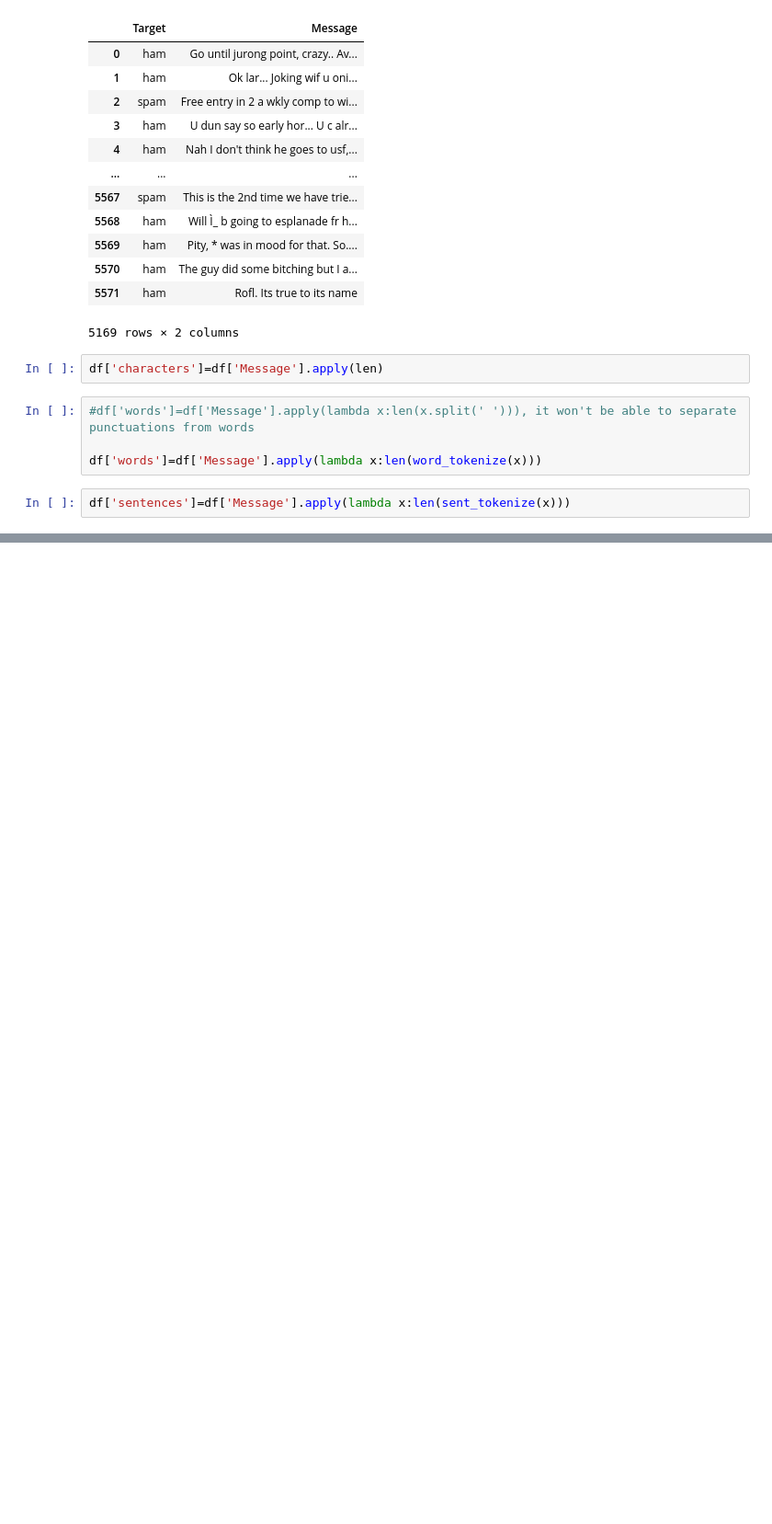
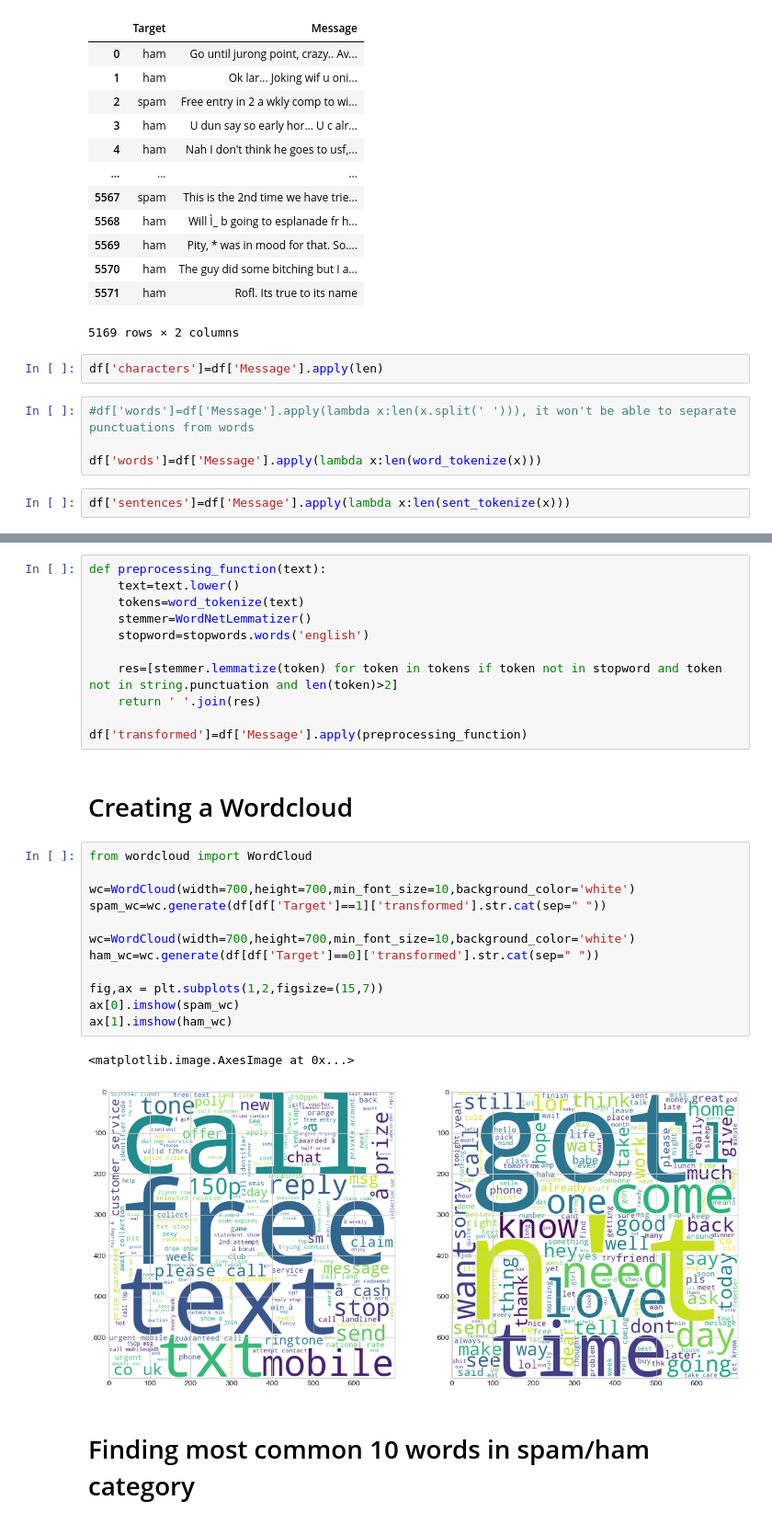
Before and after one commit to Pranavgupta123/Spam-Ham-Classification, a Jupyter notebook: Code.ipynb, the cells around one changed output, grey strips where cells are left out. Shown at 92% size. Drawn from its saved outputs; the diff is of its cells as text; blank space fills up the shorter version.

```diff
--- a/Code.ipynb
+++ b/Code.ipynb
@@ -75,0 +152,30 @@ df.groupby('Target').describe()
+# %%
+def preprocessing_function(text):
+    text=text.lower()
+    tokens=word_tokenize(text)
+    stemmer=WordNetLemmatizer()
+    stopword=stopwords.words('english')
+
+    res=[stemmer.lemmatize(token) for token in tokens if token not in stopword and token not in string.punctuation and len(token)>2]
+    return ' '.join(res)
+
+df['transformed']=df['Message'].apply(preprocessing_function)
+# %% [markdown]
+# Creating a Wordcloud
+# %%
+from wordcloud import WordCloud
+
+wc=WordCloud(width=700,height=700,min_font_size=10,background_color='white')
+spam_wc=wc.generate(df[df['Target']==1]['transformed'].str.cat(sep=" "))
+
+wc=WordCloud(width=700,height=700,min_font_size=10,background_color='white')
+ham_wc=wc.generate(df[df['Target']==0]['transformed'].str.cat(sep=" "))
+
+fig,ax = plt.subplots(1,2,figsize=(15,7))
+ax[0].imshow(spam_wc)
+ax[1].imshow(ham_wc)
+# %% [output]
+<matplotlib.image.AxesImage at 0x...>
+[figure, added]
+# %% [markdown]
+# Finding most common 10 words in spam/ham category
```
Also changed, not shown: parts of 23 cells of this notebook.
